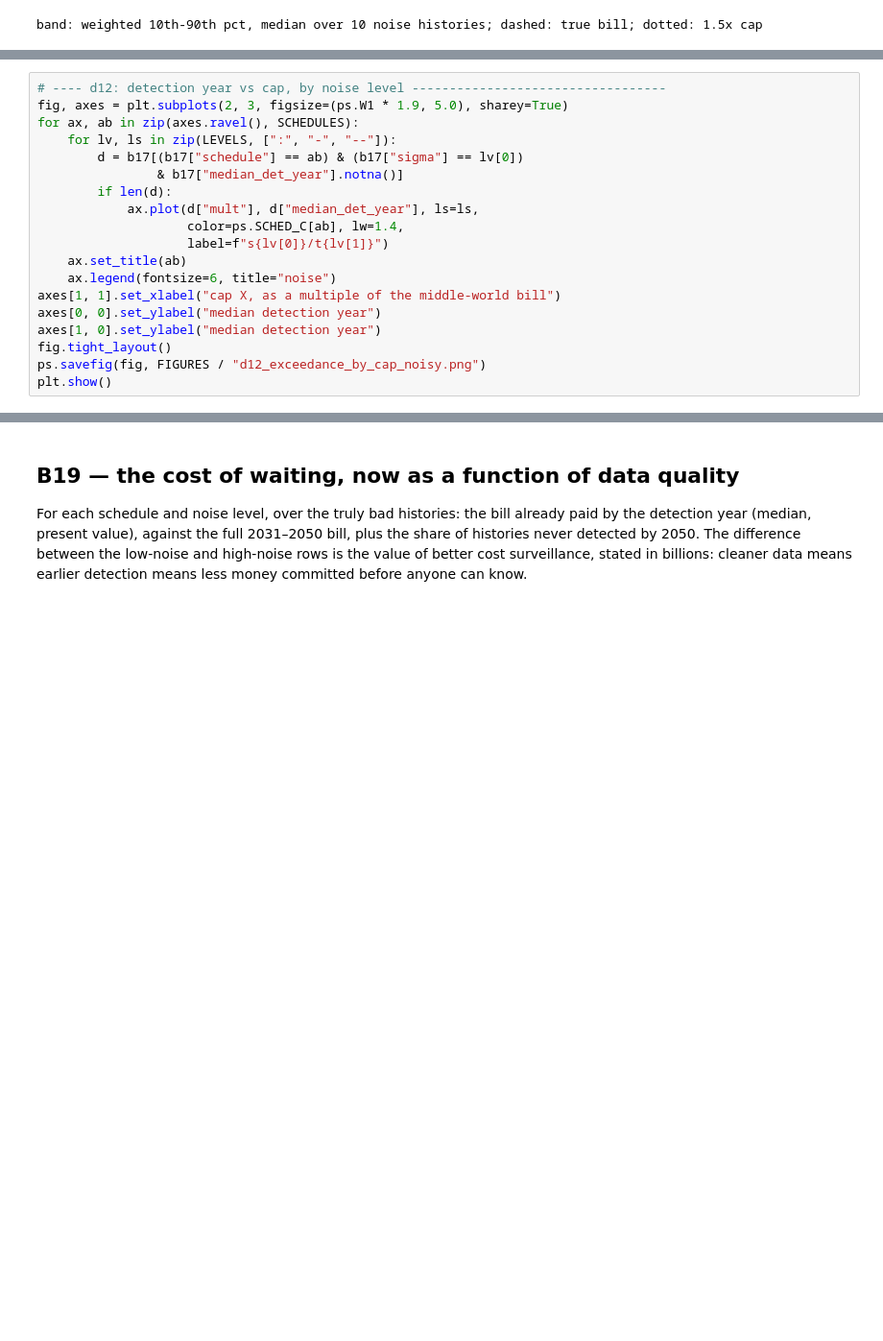
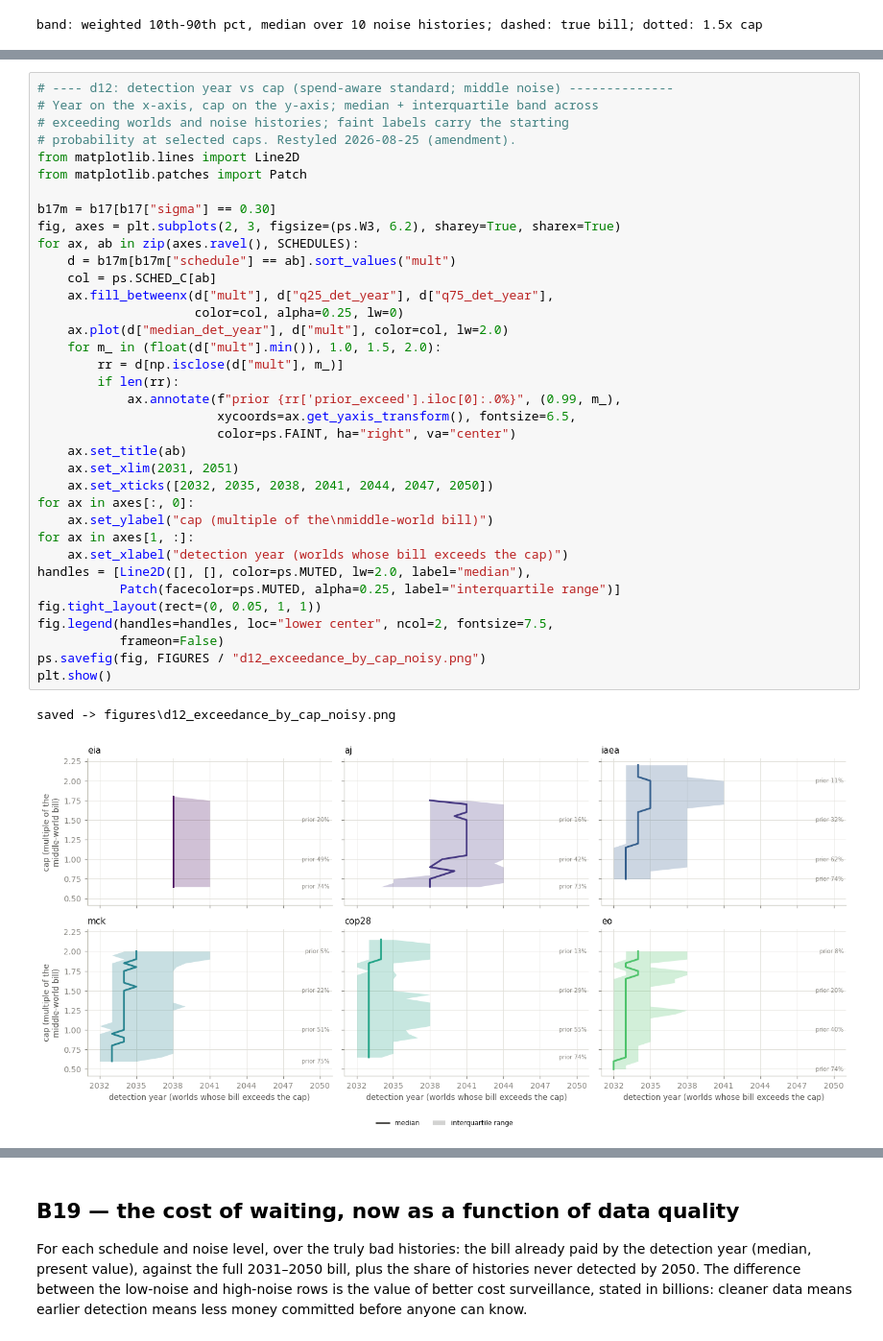
Before and after one commit to Ethan-s-PhD/ReEDS-nuclear-learning, a Jupyter notebook: z-ethan/bridge_detection/bridge_detection_stage3.ipynb, the cells around one changed output, grey strips where cells are left out. Shown at 96% size. Cells and saved outputs as stored; diff of their text form; blank space fills up the shorter version.

```diff
--- a/z-ethan/bridge_detection/bridge_detection_stage3.ipynb
+++ b/z-ethan/bridge_detection/bridge_detection_stage3.ipynb
@@ -576,19 +571,0 @@ schedule  sigma  tau  mult  X_2024B  prior_exceed  n_exceed_worlds  share_detect
-# %%
-# ---- d12: detection year vs cap, by noise level ----------------------------------
-fig, axes = plt.subplots(2, 3, figsize=(ps.W1 * 1.9, 5.0), sharey=True)
-for ax, ab in zip(axes.ravel(), SCHEDULES):
-    for lv, ls in zip(LEVELS, [":", "-", "--"]):
-        d = b17[(b17["schedule"] == ab) & (b17["sigma"] == lv[0])
-                & b17["median_det_year"].notna()]
-        if len(d):
-            ax.plot(d["mult"], d["median_det_year"], ls=ls,
-                    color=ps.SCHED_C[ab], lw=1.4,
-                    label=f"s{lv[0]}/t{lv[1]}")
-    ax.set_title(ab)
-    ax.legend(fontsize=6, title="noise")
-axes[1, 1].set_xlabel("cap X, as a multiple of the middle-world bill")
-axes[0, 0].set_ylabel("median detection year")
-axes[1, 0].set_ylabel("median detection year")
-fig.tight_layout()
-ps.savefig(fig, FIGURES / "d12_exceedance_by_cap_noisy.png")
-plt.show()
@@ -597,0 +685,39 @@ saved -> figures\d12_exceedance_by_cap_noisy.png
+# %%
+# ---- d12: detection year vs cap (spend-aware standard; middle noise) --------------
+# Year on the x-axis, cap on the y-axis; median + interquartile band across
+# exceeding worlds and noise histories; faint labels carry the starting
+# probability at selected caps. Restyled 2026-08-25 (amendment).
+from matplotlib.lines import Line2D
+from matplotlib.patches import Patch
+
+b17m = b17[b17["sigma"] == 0.30]
+fig, axes = plt.subplots(2, 3, figsize=(ps.W3, 6.2), sharey=True, sharex=True)
+for ax, ab in zip(axes.ravel(), SCHEDULES):
+    d = b17m[b17m["schedule"] == ab].sort_values("mult")
+    col = ps.SCHED_C[ab]
+    ax.fill_betweenx(d["mult"], d["q25_det_year"], d["q75_det_year"],
+                     color=col, alpha=0.25, lw=0)
+    ax.plot(d["median_det_year"], d["mult"], color=col, lw=2.0)
+    for m_ in (float(d["mult"].min()), 1.0, 1.5, 2.0):
+        rr = d[np.isclose(d["mult"], m_)]
+        if len(rr):
+            ax.annotate(f"prior {rr['prior_exceed'].iloc[0]:.0%}", (0.99, m_),
+                        xycoords=ax.get_yaxis_transform(), fontsize=6.5,
+                        color=ps.FAINT, ha="right", va="center")
+    ax.set_title(ab)
+    ax.set_xlim(2031, 2051)
+    ax.set_xticks([2032, 2035, 2038, 2041, 2044, 2047, 2050])
+for ax in axes[:, 0]:
+    ax.set_ylabel("cap (multiple of the\nmiddle-world bill)")
+for ax in axes[1, :]:
+    ax.set_xlabel("detection year (worlds whose bill exceeds the cap)")
+handles = [Line2D([], [], color=ps.MUTED, lw=2.0, label="median"),
+           Patch(facecolor=ps.MUTED, alpha=0.25, label="interquartile range")]
+fig.tight_layout(rect=(0, 0.05, 1, 1))
+fig.legend(handles=handles, loc="lower center", ncol=2, fontsize=7.5,
+           frameon=False)
+ps.savefig(fig, FIGURES / "d12_exceedance_by_cap_noisy.png")
+plt.show()
+# %% [output]
+saved -> figures\d12_exceedance_by_cap_noisy.png
+[figure, added]
```
Also changed, not shown: parts of 10 cells of this notebook, 13 other files.
